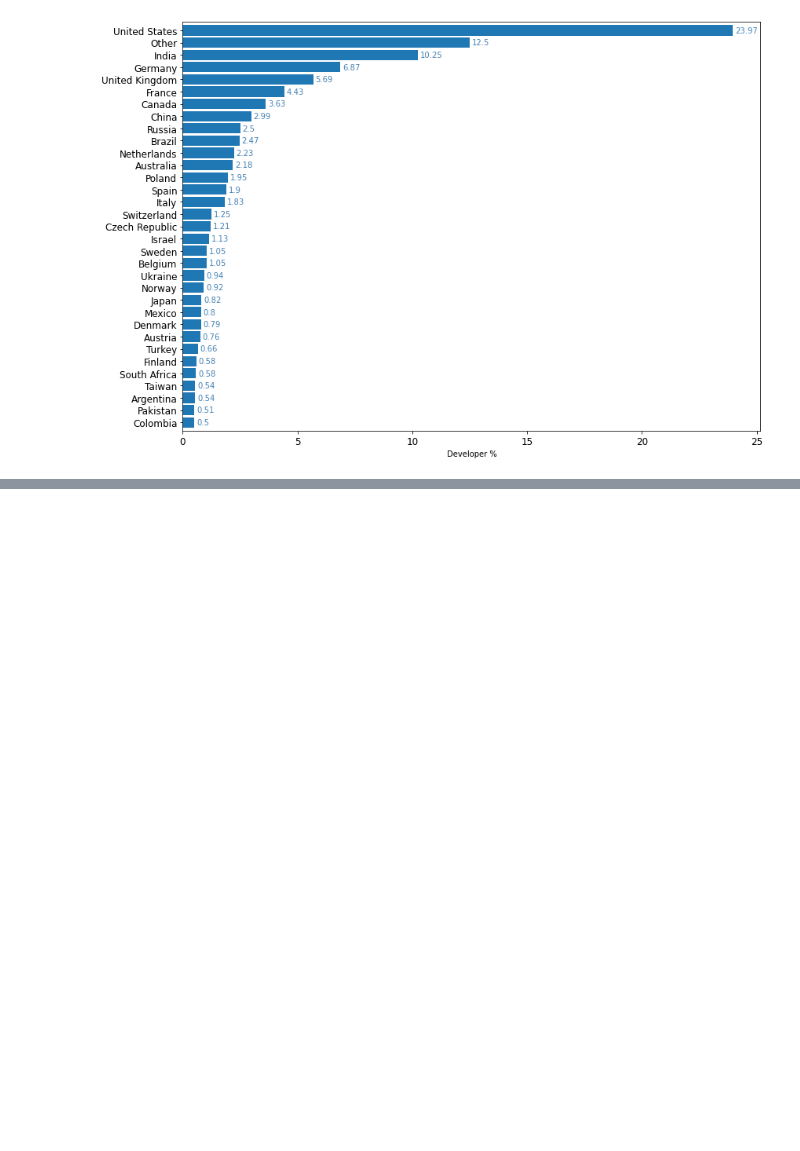
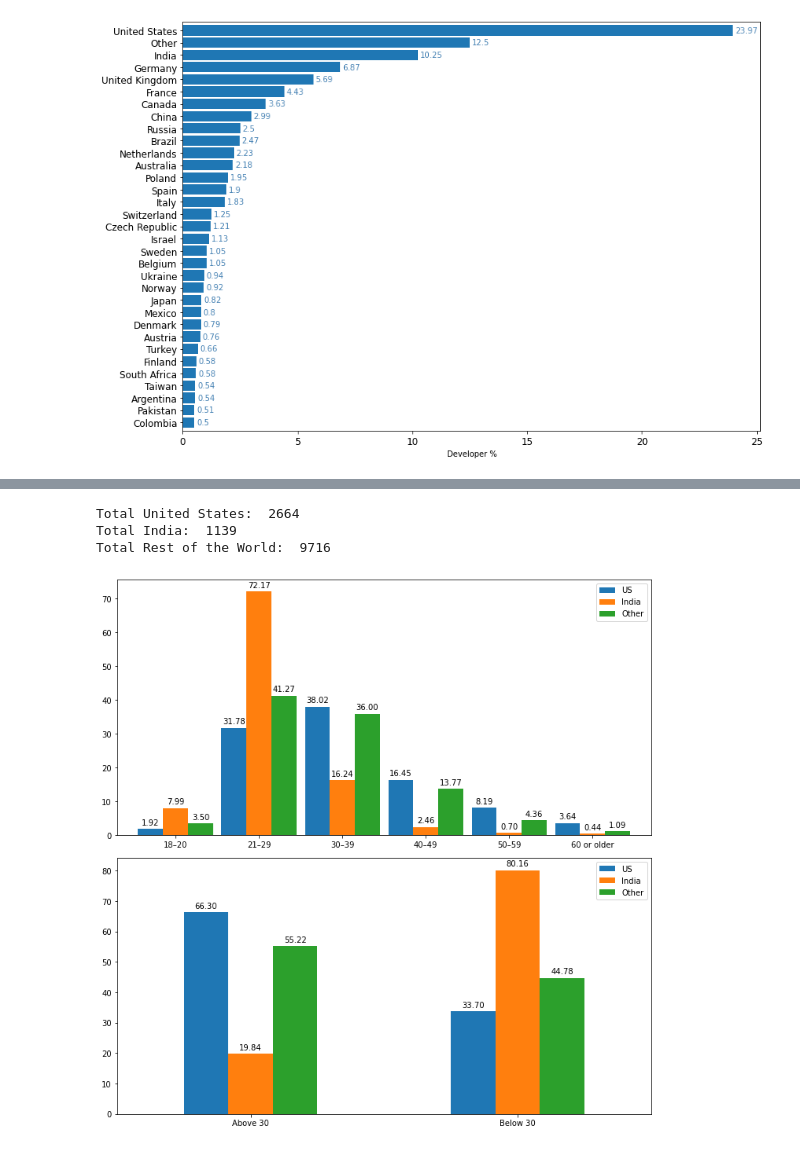
Before and after one commit to leandrob13/dev-survey-analysis, a Jupyter notebook: notebooks/python_dev_survey_2019.ipynb, the cells around one changed output, grey strips where cells are left out. Saved outputs shown, nothing was run; the diff lists cells and outputs as text; code cells hidden in the pictures; blank space fills up the shorter version.

```diff
--- a/notebooks/python_dev_survey_2019.ipynb
+++ b/notebooks/python_dev_survey_2019.ipynb
@@ -219,0 +227,38 @@ fig.tight_layout()
+# %%
+india = rest[rest["What country do you live in?"] == "India"]
+india_counts = value_counter(india['Could you tell us your age range?'])
+other = rest[rest["What country do you live in?"] != "India"]
+other_counts = value_counter(other['Could you tell us your age range?'])
+
+fig, (axis1, axis2) = plt.subplots(2, 1, constrained_layout=True)
+ranges_df = pd.DataFrame(
+    {
+        "US": us_counts.values,
+        "India": india_counts.values,
+        "Other": other_counts.values
+    },
+    index=us_counts.index
+)
+ranges_df.plot.bar(rot=0, ax=axis1, width=0.9)
+
+sum_df = pd.DataFrame(
+    {
+        "US": us_counts.groupby(age_grouper).sum().values,
+        "India": india_counts.groupby(age_grouper).sum().values,
+        "Other": other_counts.groupby(age_grouper).sum().values
+    },
+    index=["Above 30", "Below 30"]
+)
+sum_df.plot.bar(rot=0, ax=axis2, width = 0.5, figsize=(10, 10))
+
+set_values_in_bars([axis1, axis2])
+fig.tight_layout()
+
+print("Total United States: ", len(us))
+print("Total India: ", len(india))
+print("Total Rest of the World: ", len(other))
+# %% [output]
+Total United States:  2664
+Total India:  1139
+Total Rest of the World:  9716
+[figure, added]
```
Also changed, not shown: parts of 3 cells of this notebook.
